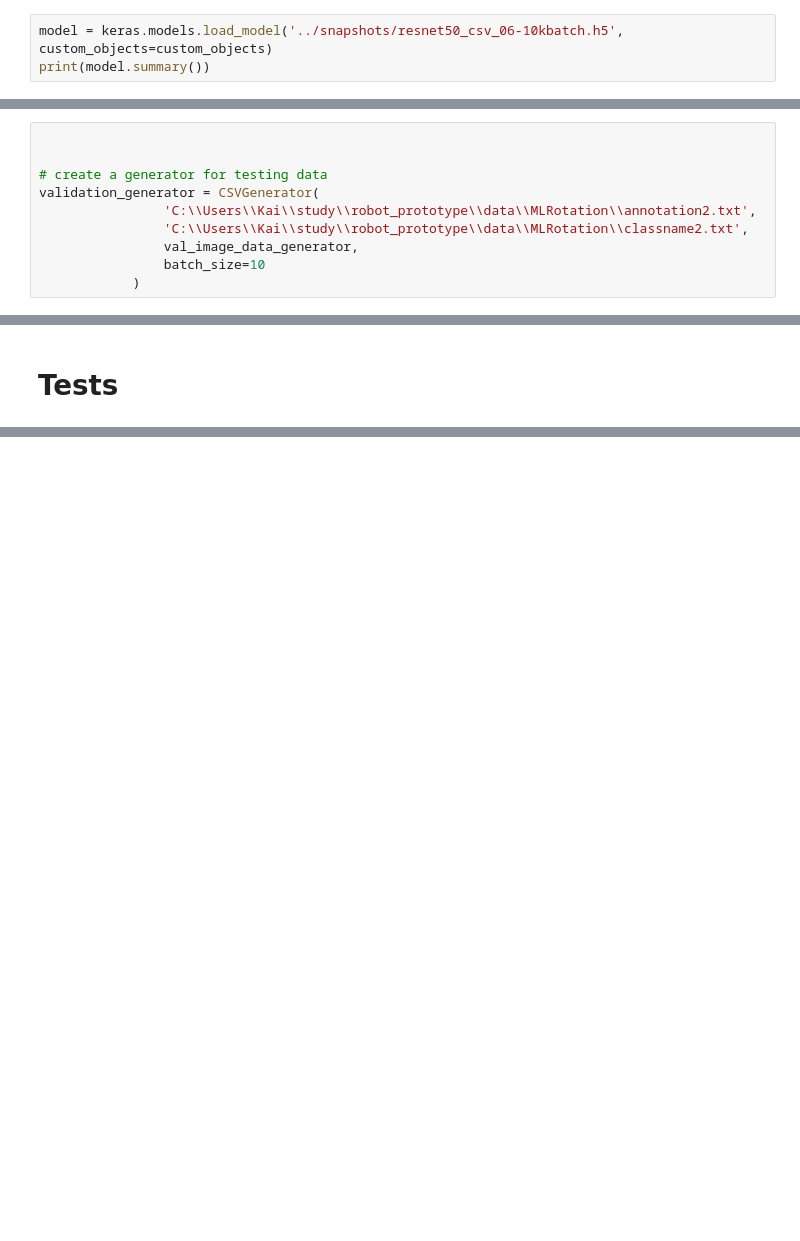
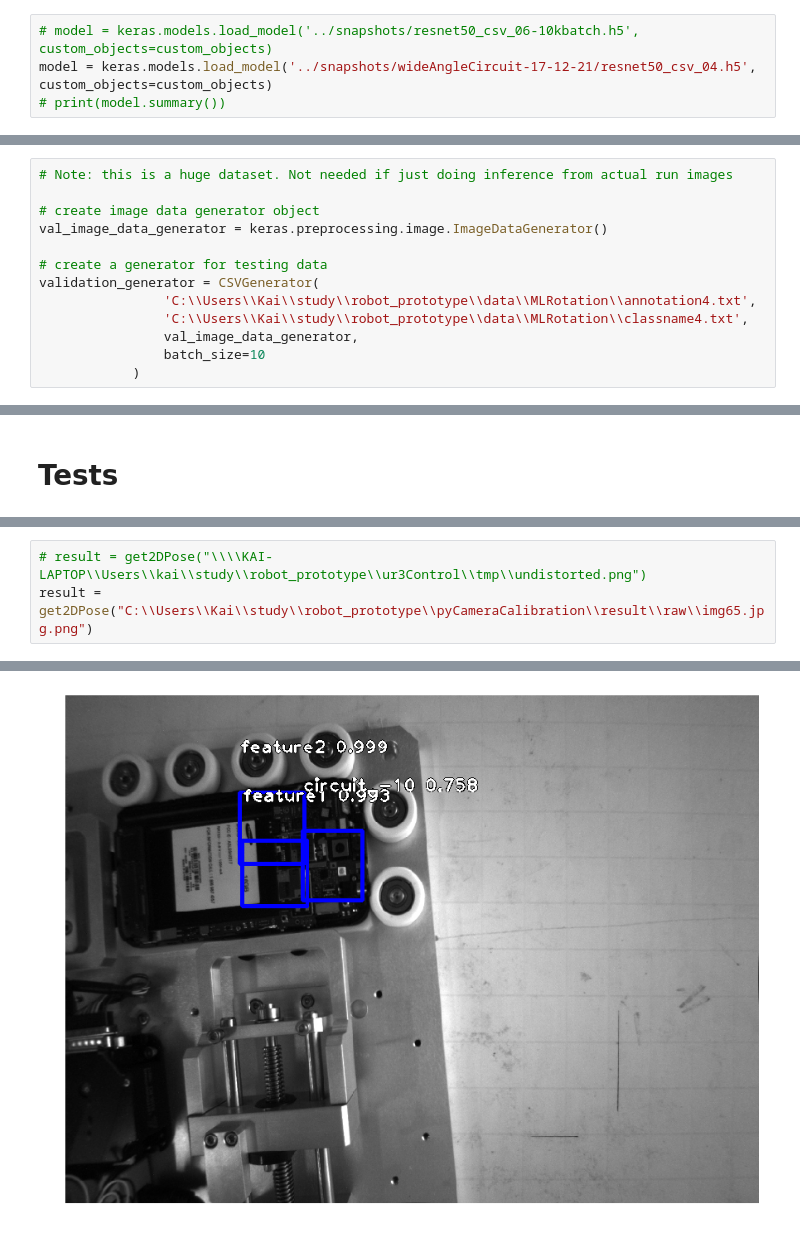
Before and after one commit to YungKC/keras-retinanet, a Jupyter notebook: scripts/Inference.ipynb, the cells around one changed output, grey strips where cells are left out. Cells and saved outputs as stored; diff of their text form; blank space fills up the shorter version.

```diff
--- a/scripts/Inference.ipynb
+++ b/scripts/Inference.ipynb
@@ -35,5 +35,6 @@ C:\Users\Kai\AppData\Roaming\Python\Python36\site-packages\keras_retinanet-0.0.1
 C:\Users\Kai\AppData\Roaming\Python\Python36\site-packages\keras_resnet\__init__.py
 c:\programdata\anaconda3\lib\site-packages\keras-2.1.2-py3.6.egg\keras\__init__.py
 # %%
-model = keras.models.load_model('../snapshots/resnet50_csv_06-10kbatch.h5', custom_objects=custom_objects)
-print(model.summary())
+# model = keras.models.load_model('../snapshots/resnet50_csv_06-10kbatch.h5', custom_objects=custom_objects)
+model = keras.models.load_model('../snapshots/wideAngleCircuit-17-12-21/resnet50_csv_04.h5', custom_objects=custom_objects)
+# print(model.summary())
@@ -71,10 +51,13 @@ val_image_data_generator = keras.preprocessing.image.ImageDataGenerator()
 # %%
+# Note: this is a huge dataset. Not needed if just doing inference from actual run images
 
+# create image data generator object
+val_image_data_generator = keras.preprocessing.image.ImageDataGenerator()
 
 # create a generator for testing data
 validation_generator = CSVGenerator(
-                'C:\\Users\\Kai\\study\\robot_prototype\\data\\MLRotation\\annotation2.txt',
-                'C:\\Users\\Kai\\study\\robot_prototype\\data\\MLRotation\\classname2.txt',
+                'C:\\Users\\Kai\\study\\robot_prototype\\data\\MLRotation\\annotation4.txt',
+                'C:\\Users\\Kai\\study\\robot_prototype\\data\\MLRotation\\classname4.txt',
                 val_image_data_generator,
                 batch_size=10
             )
@@ -312,0 +297,4 @@ processing time:  0.307816743850708
+# %%
+# result = get2DPose("\\\\KAI-LAPTOP\\Users\\kai\\study\\robot_prototype\\ur3Control\\tmp\\undistorted.png")
+result = get2DPose("C:\\Users\\Kai\\study\\robot_prototype\\pyCameraCalibration\\result\\raw\\img65.jpg.png")
+# %% [output]
@@ -312,0 +309 @@ processing time:  0.307816743850708
+[figure, added]
```
Also changed, not shown: parts of 8 cells of this notebook.
